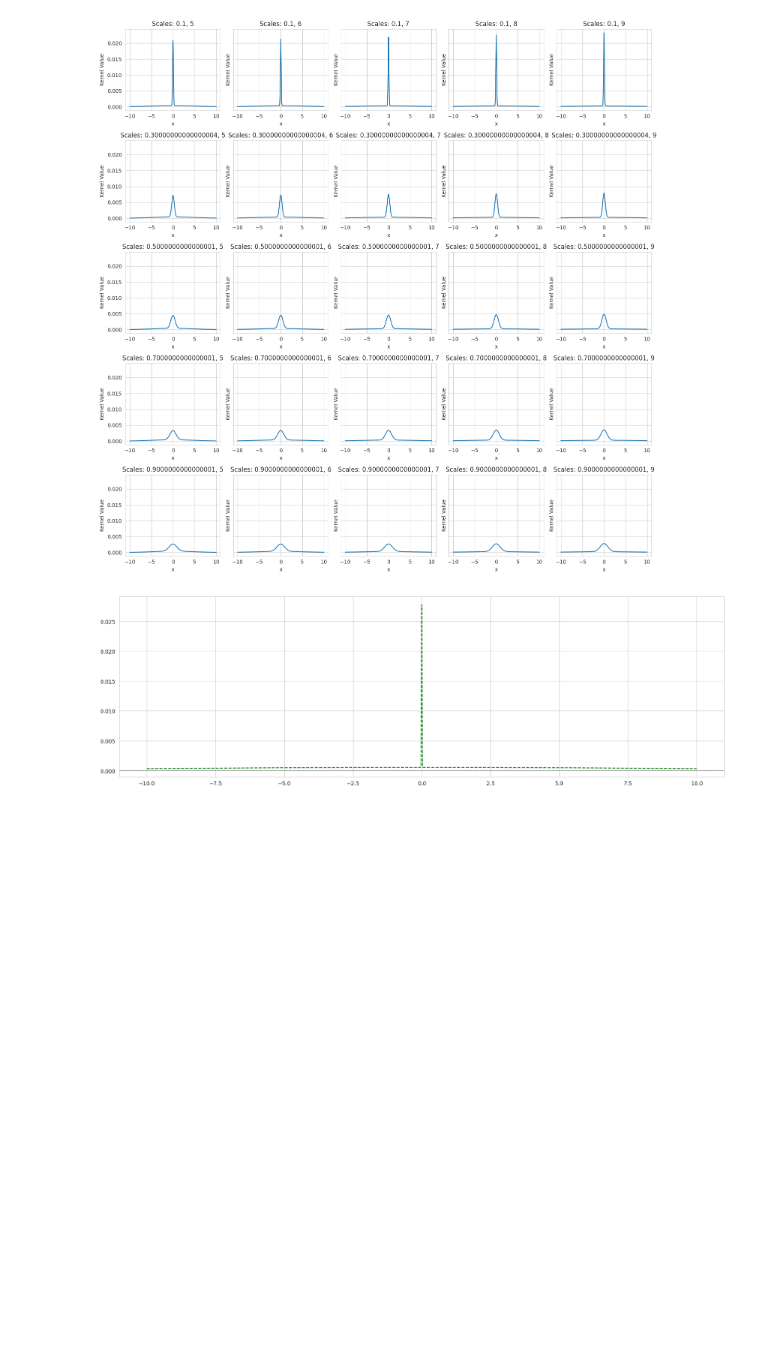
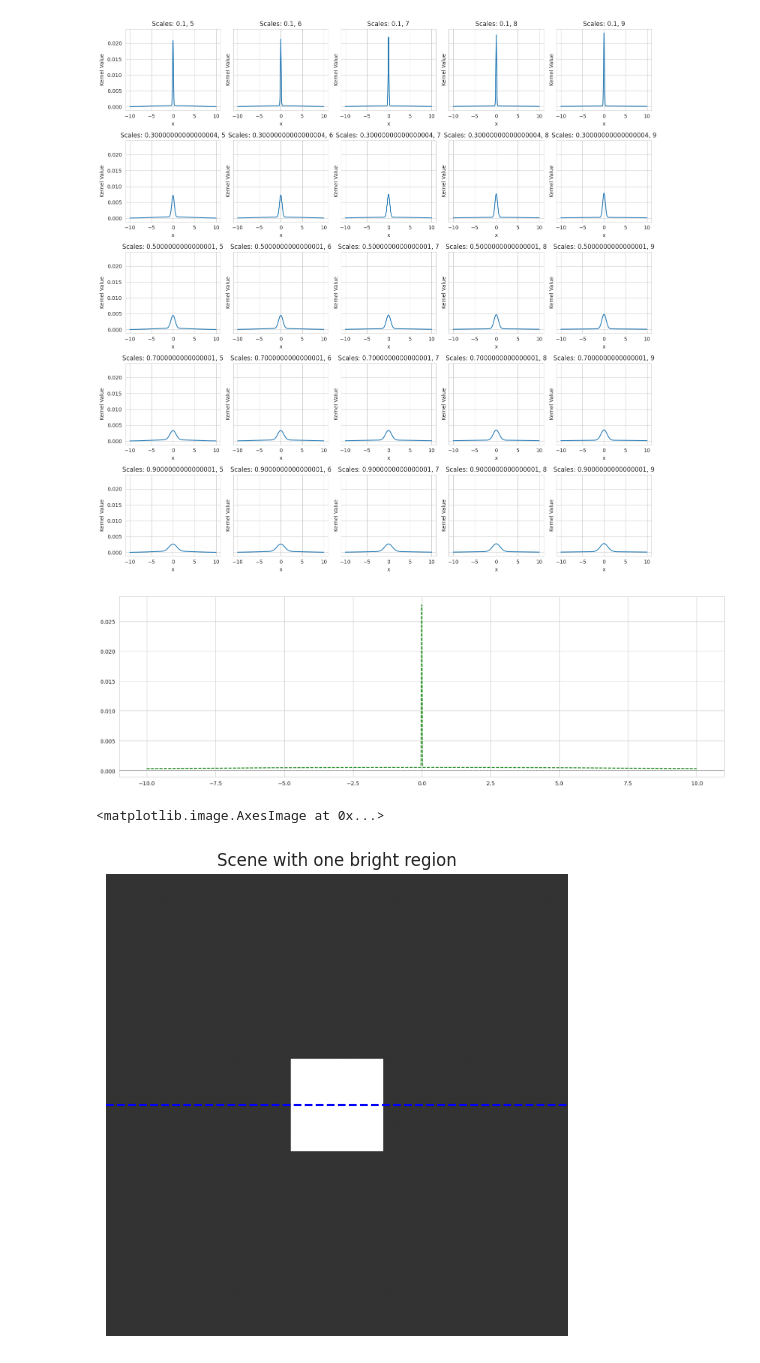
Before and after one commit to ewaMiazga/comp-photo-2025, a Jupyter notebook: blur_kernel_analysis.ipynb, the cells around one changed output. Cells and saved outputs as stored; diff of their text form; code cells hidden in the pictures; blank space fills up the shorter version.

```diff
--- a/blur_kernel_analysis.ipynb
+++ b/blur_kernel_analysis.ipynb
@@ -116,3 +120,21 @@ plt.axhline(0, color='black', linewidth=0.5, linestyle='--')
 plt.show()
 # %% [output]
 [figure]
+# %%
+
+import numpy as np
+from matplotlib import pyplot as plt
+
+width = 500
+image = np.zeros((width*2,width*2)) + 2
+image[width-100:width+100, width-100:width+100] = 10  # Create a small square in the center of the image
+# Dont show gridlines
+plt.figure(figsize=(6, 6))
+plt.axis('off')  # Hide the axes
+# Draw line showing the 1d cut
+plt.axhline(width, color='blue', linestyle='--', label='1D Cut Line')
+plt.title('Scene with one bright region')
+plt.imshow(image, cmap='gray', vmin=0, vmax=10)  # Set vmin and vmax to control the color scale
+# %% [output]
+<matplotlib.image.AxesImage at 0x...>
+[figure, added]
```
Also changed, not shown: parts of 8 cells of this notebook, 5 other files.
